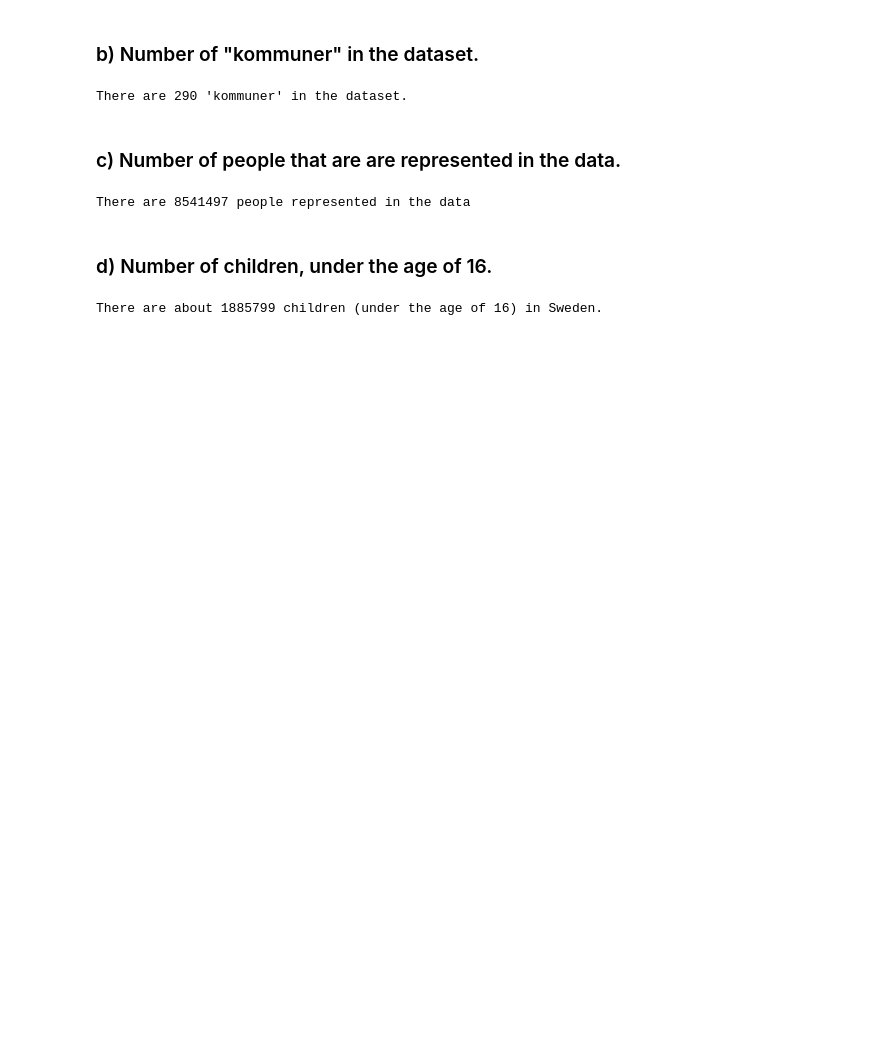
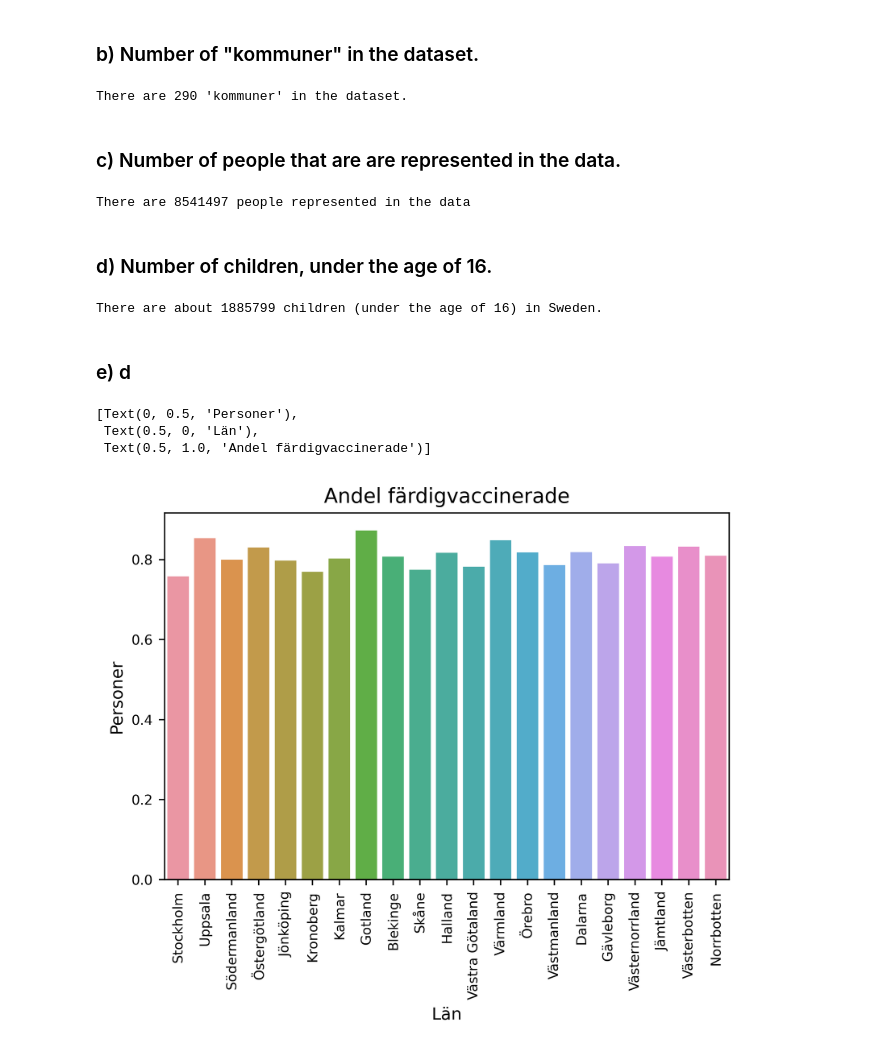
Before and after one commit to Anna-MariaSjolund/Data-Handling-Anna-MariaSjolund, a Jupyter notebook: Labs/Covid-Lab/covid_lab.ipynb, the cells around one changed output. Drawn from its saved outputs; the diff is of its cells as text; code cells hidden in the pictures; blank space fills up the shorter version.

```diff
--- a/Labs/Covid-Lab/covid_lab.ipynb
+++ b/Labs/Covid-Lab/covid_lab.ipynb
@@ -179,3 +219,20 @@ There are 8541497 people represented in the data
 print(f"There are about {10427296-no_people_represented} children (under the age of 16) in Sweden.")
 # %% [output]
 There are about 1885799 children (under the age of 16) in Sweden.
+# %% [markdown]
+### e) d
+# %%
+#CREATE FUNCTION OF THIS AND ALSO PLOT THE OTHER PART
+#CHECK SO NUMBERS ARE CORRECT
+
+fig, ax = plt.subplots(dpi=400)
+ax = sns.barplot(data=vaccination, x="Län_namn", y="Andel färdigvaccinerade", ci=None)
+ax.tick_params(axis="x", labelsize=8, rotation=90)
+ax.tick_params(axis="y", labelsize=8)
+#plt.ticklabel_format(style='plain', axis='y')
+ax.set(ylabel="Personer", xlabel="Län", title="Andel färdigvaccinerade")
+# %% [output]
+[Text(0, 0.5, 'Personer'),
+ Text(0.5, 0, 'Län'),
+ Text(0.5, 1.0, 'Andel färdigvaccinerade')]
+[figure, added]
```
Also changed, not shown: parts of 11 cells of this notebook, 2 other files.
